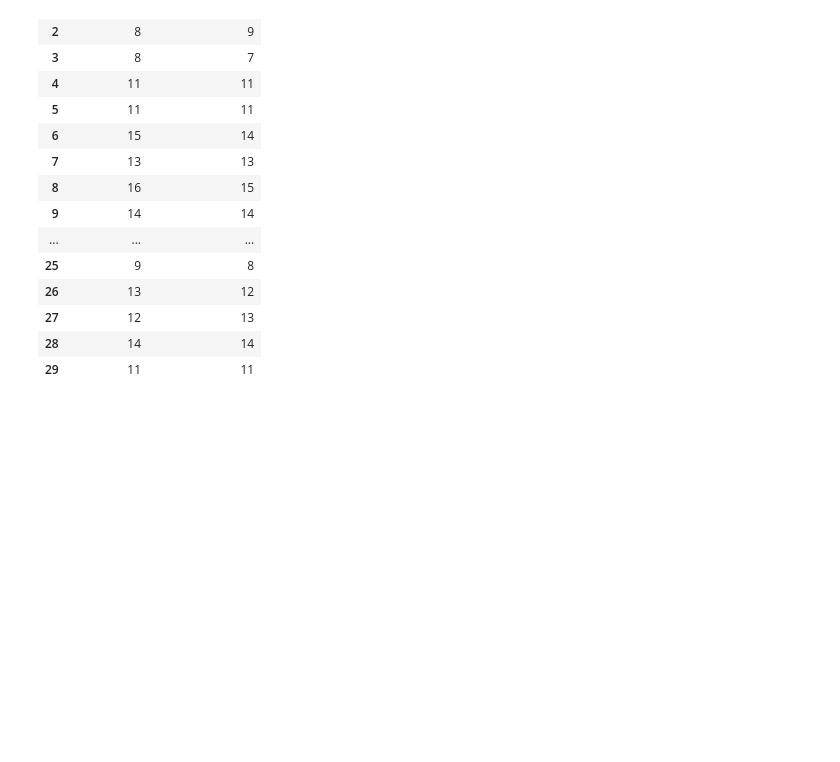
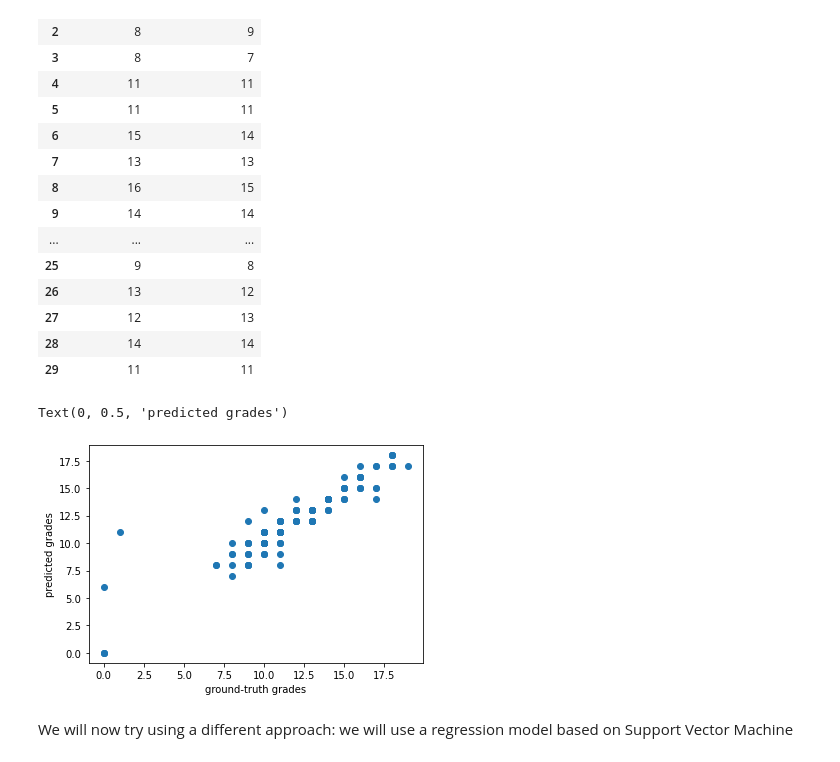
Before and after one commit to lucarossi9/statistical-computation-team-1, a Jupyter notebook: file di luca.ipynb, the cells around one changed output. Drawn from its saved outputs; the diff is of its cells as text; code cells hidden in the pictures; blank space fills up the shorter version.

```diff
--- a/file di luca.ipynb
+++ b/file di luca.ipynb
@@ -183,3 +201,14 @@ final_results.head(30)
 | 27 | 12 | 13 |
 | 28 | 14 | 14 |
 | 29 | 11 | 11 |
+# %%
+#we expect the points to lie the y=x line
+
+plt.scatter(Y_test['G3'].to_list(), pred)
+plt.xlabel('ground-truth grades')
+plt.ylabel('predicted grades')
+# %% [output]
+Text(0, 0.5, 'predicted grades')
+[figure, added]
+# %% [markdown]
+We will now try using a different approach: we will use a regression model based on Support Vector Machine
```
Also changed, not shown: parts of 21 cells of this notebook, 1 other file.
